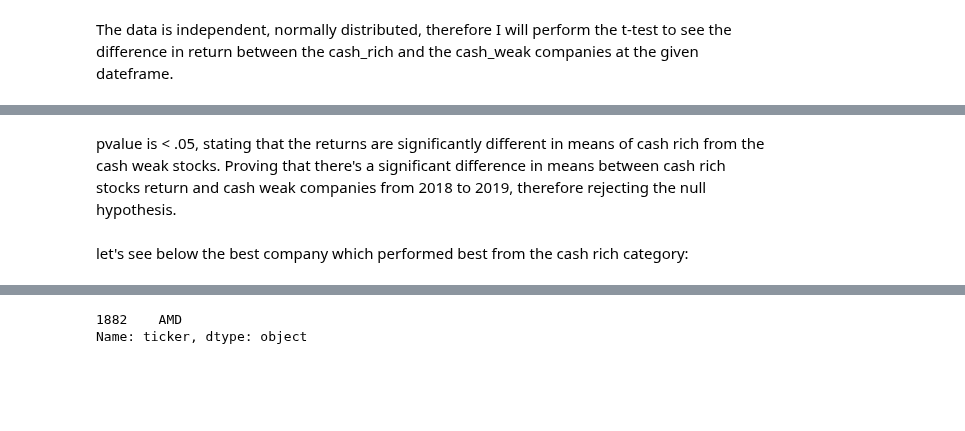
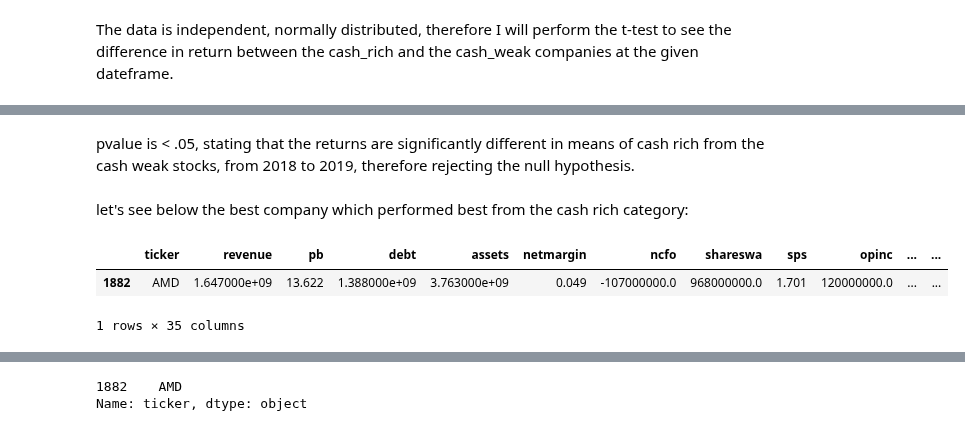
Before and after one commit to Gaukhar-ai/for_my_Thinkful_work, a Jupyter notebook: capstone/best_worst_stock_performers_with_without_1B.ipynb, the cells around one changed output, grey strips where cells are left out. Saved outputs shown, nothing was run; the diff lists cells and outputs as text; code cells hidden in the pictures; blank space fills up the shorter version.

```diff
--- a/capstone/best_worst_stock_performers_with_without_1B.ipynb
+++ b/capstone/best_worst_stock_performers_with_without_1B.ipynb
@@ -257,8 +272,12 @@ p  # testing for the significant difference
 0.046083403590288625
 [interactive output not drawn]
 # %% [markdown]
-pvalue is < .05, stating that the returns are significantly different in means of cash rich from the cash weak stocks.
-Proving that there's a significant difference in means between cash rich stocks return and
-cash weak companies from 2018 to 2019, therefore rejecting the null hypothesis.
+pvalue is < .05, stating that the returns are significantly different in means of cash rich from the cash weak stocks, from 2018 to 2019, therefore rejecting the null hypothesis.
 # %% [markdown]
 let's see below the best company which performed best from the cash rich category:
+# %%
+cash_rich[cash_rich["return"] == cash_rich["return"].max()]
+# %% [output]
+|  | ticker | revenue | pb | debt | assets | netmargin | ncfo | shareswa | sps | opinc | ... | ... |
+| 1882 | AMD | 1.647000e+09 | 13.622 | 1.388000e+09 | 3.763000e+09 | 0.049 | -107000000.0 | 968000000.0 | 1.701 | 120000000.0 | ... | ... |
+1 rows × 35 columns
```
Also changed, not shown: parts of 20 cells of this notebook.
